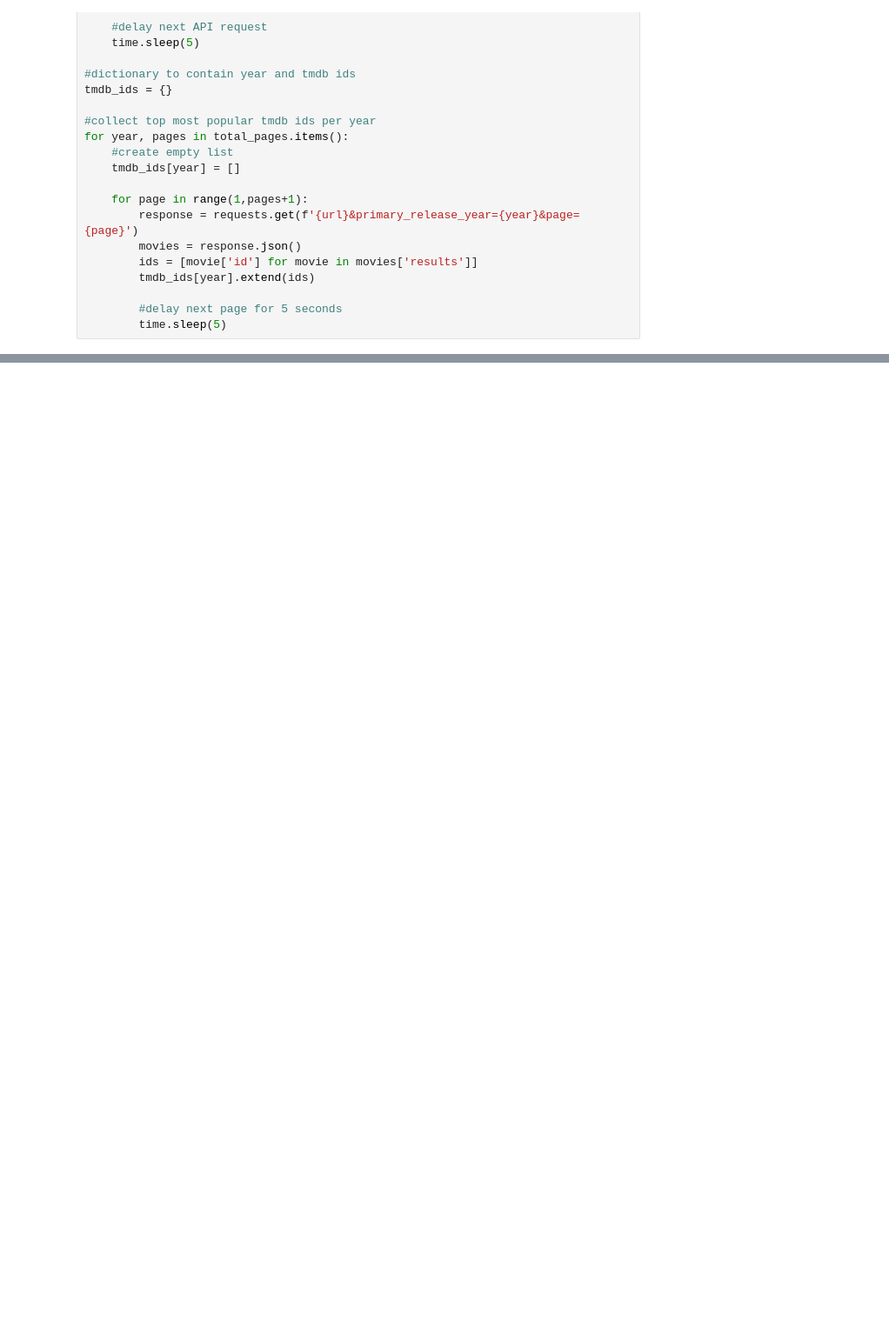
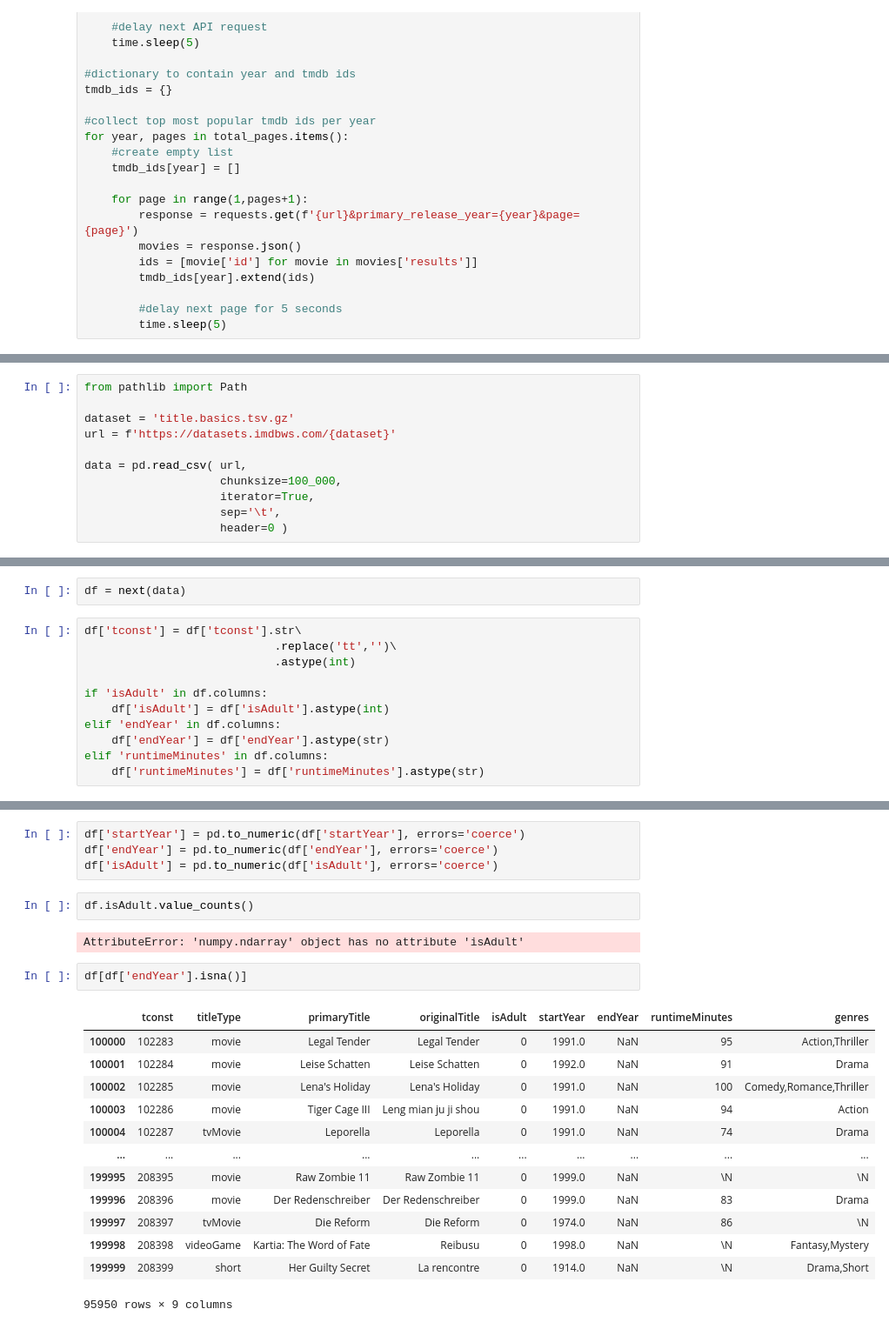
Before and after one commit to dherzey/bechdel-movies, a Jupyter notebook: scraper/testing_notebook.ipynb, the cells around one changed output, grey strips where cells are left out. Shown at 87% size. Drawn from its saved outputs; the diff is of its cells as text; blank space fills up the shorter version.

```diff
--- a/scraper/testing_notebook.ipynb
+++ b/scraper/testing_notebook.ipynb
@@ -395,0 +389,11 @@ imdb/title.ratings_part02.csv
+# %%
+from pathlib import Path
+
+dataset = 'title.basics.tsv.gz'
+url = f'https://datasets.imdbws.com/{dataset}'
+
+data = pd.read_csv( url,
+                    chunksize=100_000,
+                    iterator=True,
+                    sep='\t',
+                    header=0 )
@@ -395,0 +424,13 @@ imdb/title.ratings_part02.csv
+# %%
+df = next(data)
+# %%
+df['tconst'] = df['tconst'].str\
+                            .replace('tt','')\
+                            .astype(int)
+
+if 'isAdult' in df.columns:
+    df['isAdult'] = df['isAdult'].astype(int)
+elif 'endYear' in df.columns:
+    df['endYear'] = df['endYear'].astype(str)
+elif 'runtimeMinutes' in df.columns:
+    df['runtimeMinutes'] = df['runtimeMinutes'].astype(str)
@@ -395,0 +470,24 @@ imdb/title.ratings_part02.csv
+# %%
+df['startYear'] = pd.to_numeric(df['startYear'], errors='coerce')
+df['endYear'] = pd.to_numeric(df['endYear'], errors='coerce')
+df['isAdult'] = pd.to_numeric(df['isAdult'], errors='coerce')
+# %%
+df.isAdult.value_counts()
+# %% [output]
+AttributeError: 'numpy.ndarray' object has no attribute 'isAdult'
+# %%
+df[df['endYear'].isna()]
+# %% [output]
+|  | tconst | titleType | primaryTitle | originalTitle | isAdult | startYear | endYear | runtimeMinutes | genres |
+| 100000 | 102283 | movie | Legal Tender | Legal Tender | 0 | 1991.0 | NaN | 95 | Action,Thriller |
+| 100001 | 102284 | movie | Leise Schatten | Leise Schatten | 0 | 1992.0 | NaN | 91 | Drama |
+| 100002 | 102285 | movie | Lena's Holiday | Lena's Holiday | 0 | 1991.0 | NaN | 100 | Comedy,Romance,Thriller |
+| 100003 | 102286 | movie | Tiger Cage III | Leng mian ju ji shou | 0 | 1991.0 | NaN | 94 | Action |
+| 100004 | 102287 | tvMovie | Leporella | Leporella | 0 | 1991.0 | NaN | 74 | Drama |
+| ... | ... | ... | ... | ... | ... | ... | ... | ... | ... |
+| 199995 | 208395 | movie | Raw Zombie 11 | Raw Zombie 11 | 0 | 1999.0 | NaN | \N | \N |
+| 199996 | 208396 | movie | Der Redenschreiber | Der Redenschreiber | 0 | 1999.0 | NaN | 83 | Drama |
+| 199997 | 208397 | tvMovie | Die Reform | Die Reform | 0 | 1974.0 | NaN | 86 | \N |
+| 199998 | 208398 | videoGame | Kartia: The Word of Fate | Reibusu | 0 | 1998.0 | NaN | \N | Fantasy,Mystery |
+| 199999 | 208399 | short | Her Guilty Secret | La rencontre | 0 | 1914.0 | NaN | \N | Drama,Short |
+95950 rows × 9 columns
```
Also changed, not shown: parts of 12 cells of this notebook, 3 other files.
